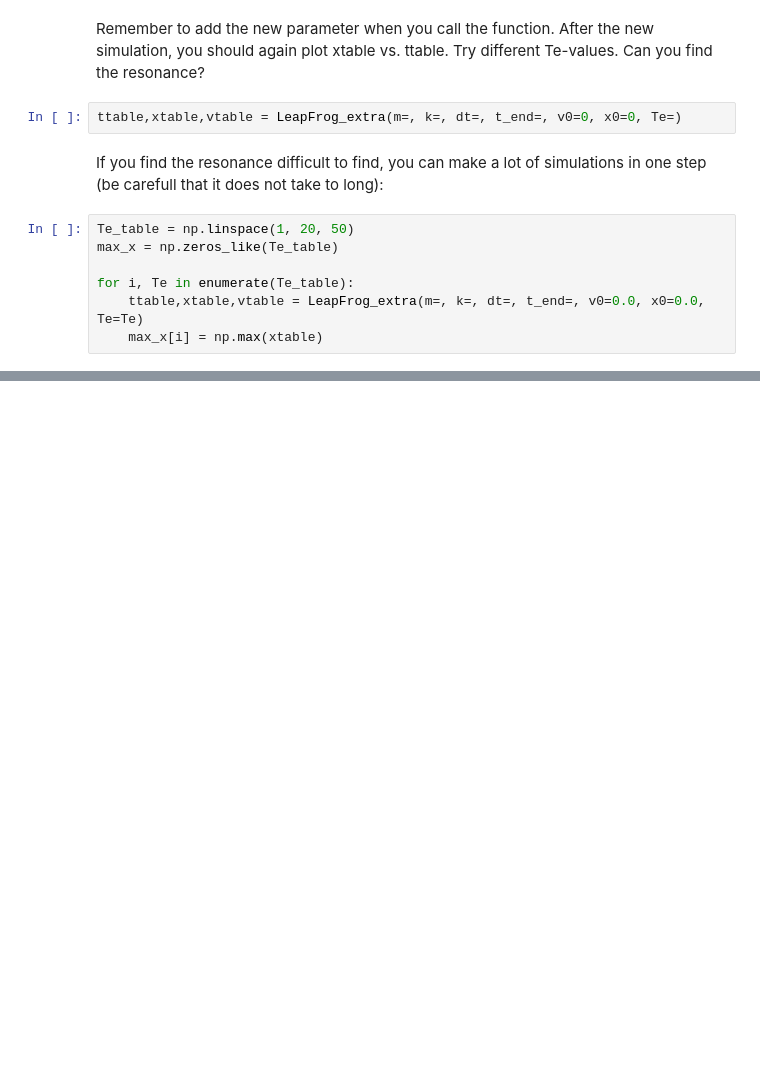
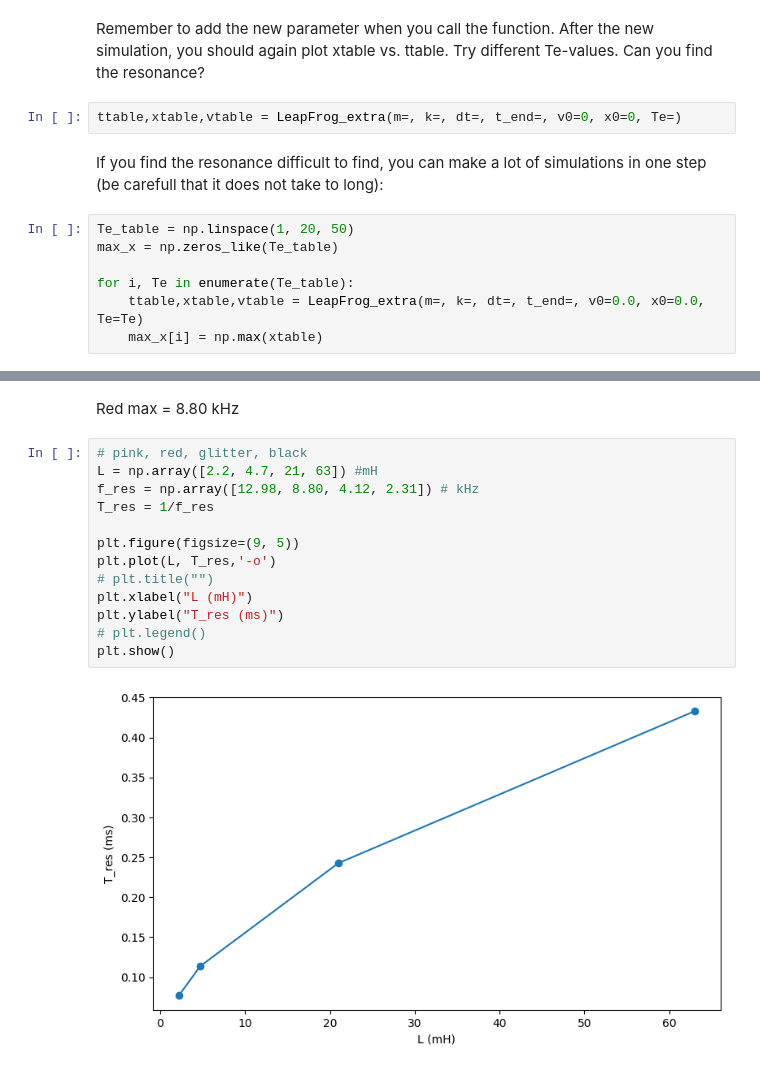
Before and after one commit to Nuhddy/ExperimentalMethods, a Jupyter notebook: Notes/BK2physics.ipynb, the cells around one changed output, grey strips where cells are left out. Cells and saved outputs as stored; diff of their text form; blank space fills up the shorter version.

```diff
--- a/Notes/BK2physics.ipynb
+++ b/Notes/BK2physics.ipynb
@@ -426,0 +455,17 @@ plt.show()
+# %% [markdown]
+Red max = 8.80 kHz
+# %%
+# pink, red, glitter, black
+L = np.array([2.2, 4.7, 21, 63]) #mH
+f_res = np.array([12.98, 8.80, 4.12, 2.31]) # kHz
+T_res = 1/f_res
+
+plt.figure(figsize=(9, 5))
+plt.plot(L, T_res,'-o')
+# plt.title("")
+plt.xlabel("L (mH)")
+plt.ylabel("T_res (ms)")
+# plt.legend()
+plt.show()
+# %% [output]
+[figure, added]
```
Also changed, not shown: parts of 15 cells of this notebook.
